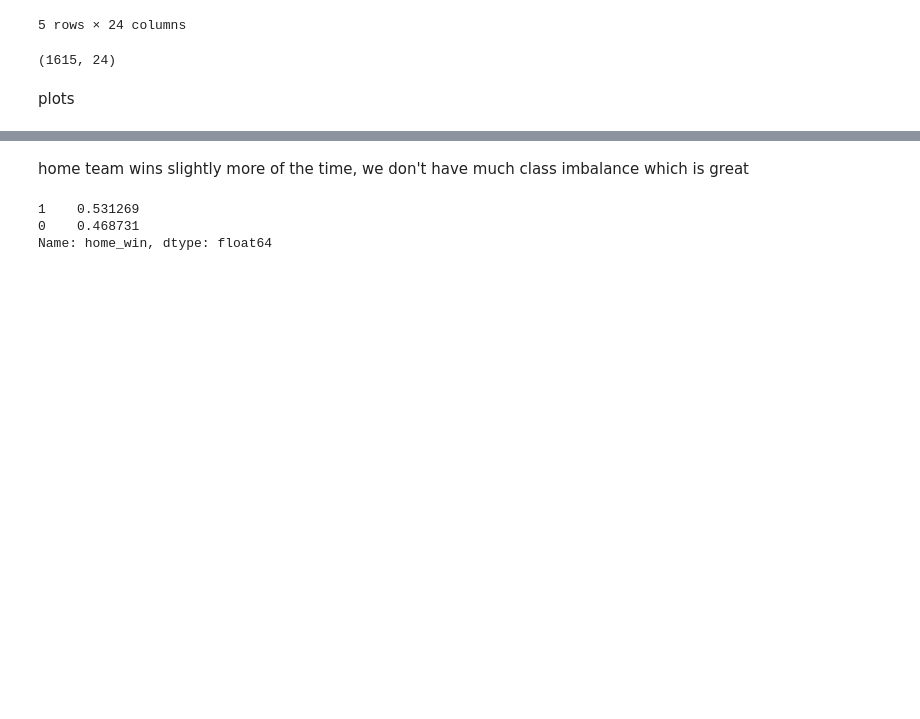
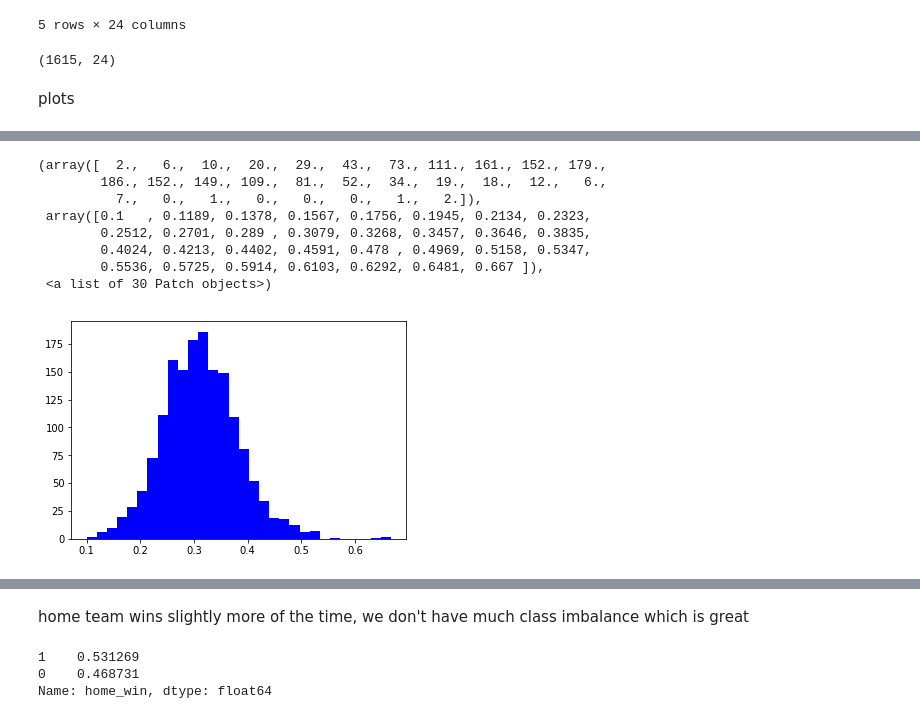
Before and after one commit to jwu1005/project_4741, a Jupyter notebook: modeling_stuff.ipynb, the cells around one changed output, grey strips where cells are left out. Cells and saved outputs as stored; diff of their text form; code cells hidden in the pictures; blank space fills up the shorter version.

```diff
--- a/modeling_stuff.ipynb
+++ b/modeling_stuff.ipynb
@@ -119,0 +277,31 @@ import matplotlib.pyplot as plt
+# %%
+final_data = pd.read_csv('data/final_data.csv')
+# %%
+win_sp_obp = []
+win_sp_slg = []
+lose_sp_obp = []
+lose_sp_slg = []
+for i in range(final_data.shape[0]):
+    game = final_data.iloc[i]
+    if game['home_win']==1:
+        win_sp_obp.append(game['h_sp_obp'])
+        win_sp_slg.append(game['h_sp_slg'])
+        lose_sp_obp.append(game['v_sp_obp'])
+        lose_sp_slg.append(game['v_sp_slg'])
+    else:
+        win_sp_obp.append(game['v_sp_obp'])
+        win_sp_slg.append(game['v_sp_slg'])
+        lose_sp_obp.append(game['h_sp_obp'])
+        lose_sp_slg.append(game['h_sp_slg'])
+# %%
+plt.hist(win_sp_obp, color='blue', bins=30)
+# %% [output]
+(array([  2.,   6.,  10.,  20.,  29.,  43.,  73., 111., 161., 152., 179.,
+        186., 152., 149., 109.,  81.,  52.,  34.,  19.,  18.,  12.,   6.,
+          7.,   0.,   1.,   0.,   0.,   0.,   1.,   2.]),
+ array([0.1   , 0.1189, 0.1378, 0.1567, 0.1756, 0.1945, 0.2134, 0.2323,
+        0.2512, 0.2701, 0.289 , 0.3079, 0.3268, 0.3457, 0.3646, 0.3835,
+        0.4024, 0.4213, 0.4402, 0.4591, 0.478 , 0.4969, 0.5158, 0.5347,
+        0.5536, 0.5725, 0.5914, 0.6103, 0.6292, 0.6481, 0.667 ]),
+ <a list of 30 Patch objects>)
+[figure, added]
```
Also changed, not shown: parts of 34 cells of this notebook, 16 other files.
